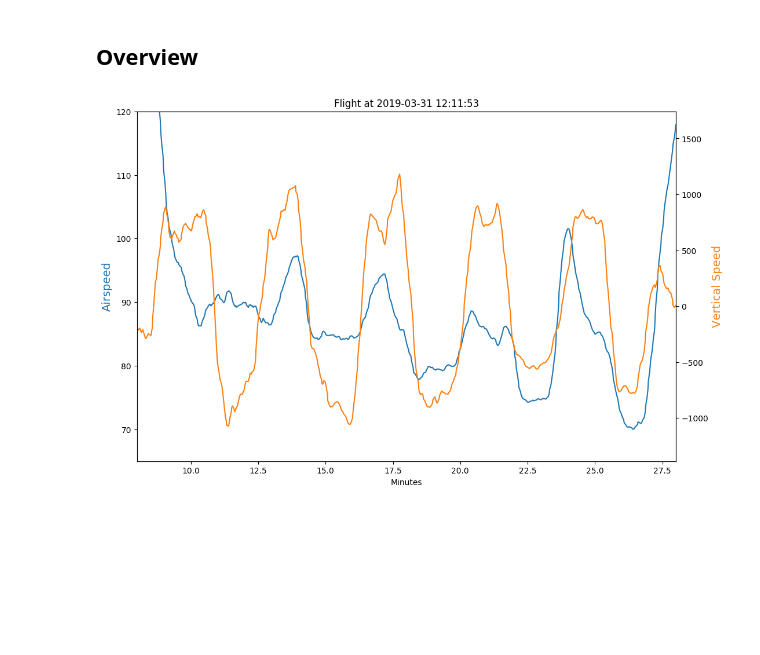
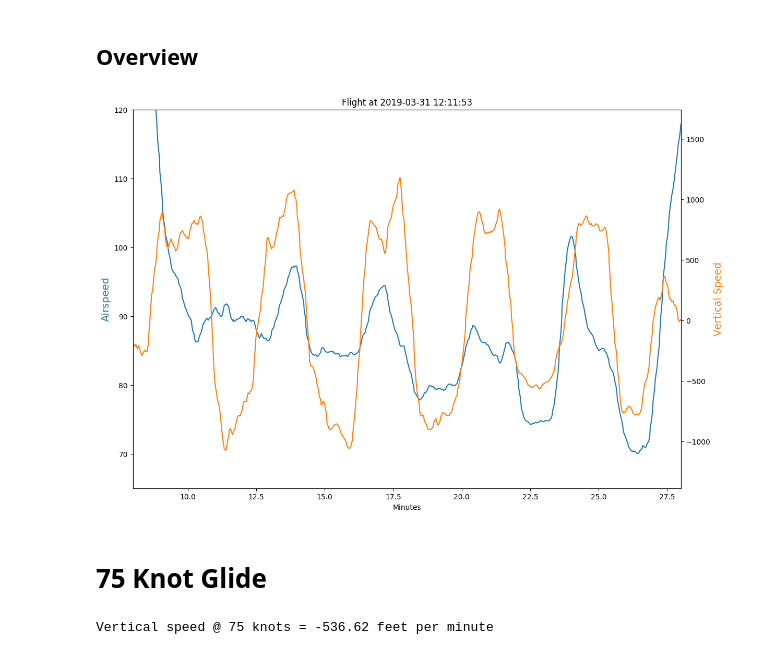
Before and after one commit to azemon/MglEfisPlotter, a Jupyter notebook: notebooks/2019-03-31/best glide.ipynb, the cells around one changed output. Saved outputs shown, nothing was run; the diff lists cells and outputs as text; code cells hidden in the pictures; blank space fills up the shorter version.

Commit message:
calculate best glide and best rate of climb speeds

```diff
--- a/notebooks/2019-03-31/best glide.ipynb
+++ b/notebooks/2019-03-31/best glide.ipynb
@@ -5,8 +6,9 @@ from MglEfisPlotter import *
 # %%
 datafile = 'IEFIS.REC'
 
-flights = createFlights(datafile)
+flights = create_flights(datafile, Config())
 for i in range(0, len(flights)):
     print(i, flights[i])
 f = flights[1]
+p = Plot(f)
 # %% [output]
@@ -16,7 +18,15 @@ f = flights[1]
 # %% [markdown]
 ## Overview
 # %%
-p = Plot(flights[1])
 p.plot2(['asi', 'vsi'], ['Airspeed', 'Vertical Speed'], xlim=(8, 28), ylim=(65, 120)).save('bestglide.png')
 # %% [output]
-[figure, old version]
+[figure, new version]
+# %% [markdown]
+# 75 Knot Glide
+# %%
+vsi_data = f.list_data('vsi')
+vsi = pd.DataFrame(vsi_data, index=vsi_data['minutes'], columns=['vsi'])
+vs = float(vsi.loc[22.2:23.2].mean())
+print('Vertical speed @ 75 knots =', vs, 'feet per minute')
+# %% [output]
+Vertical speed @ 75 knots = -536.62 feet per minute
```
Also changed, not shown: parts of 4 cells of this notebook, 2 other files.
